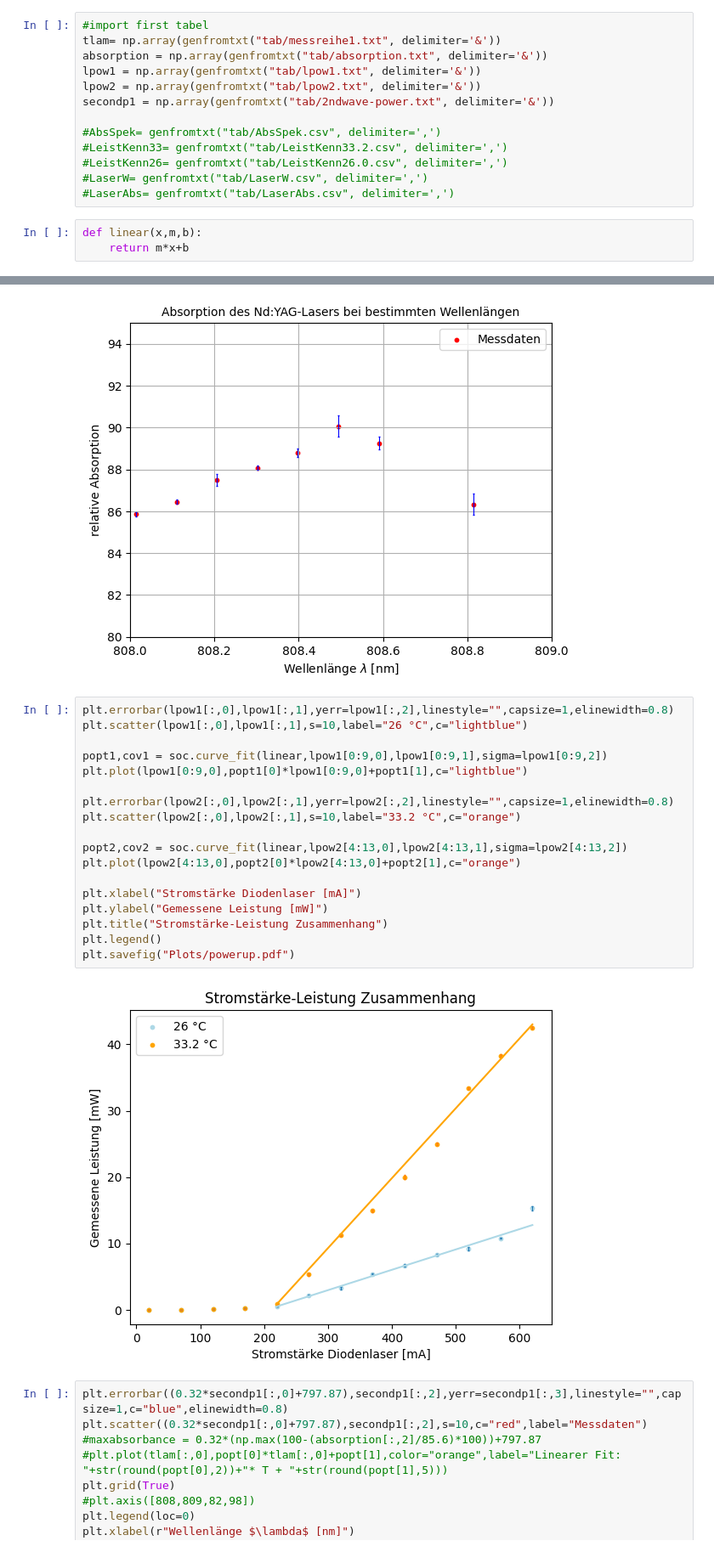
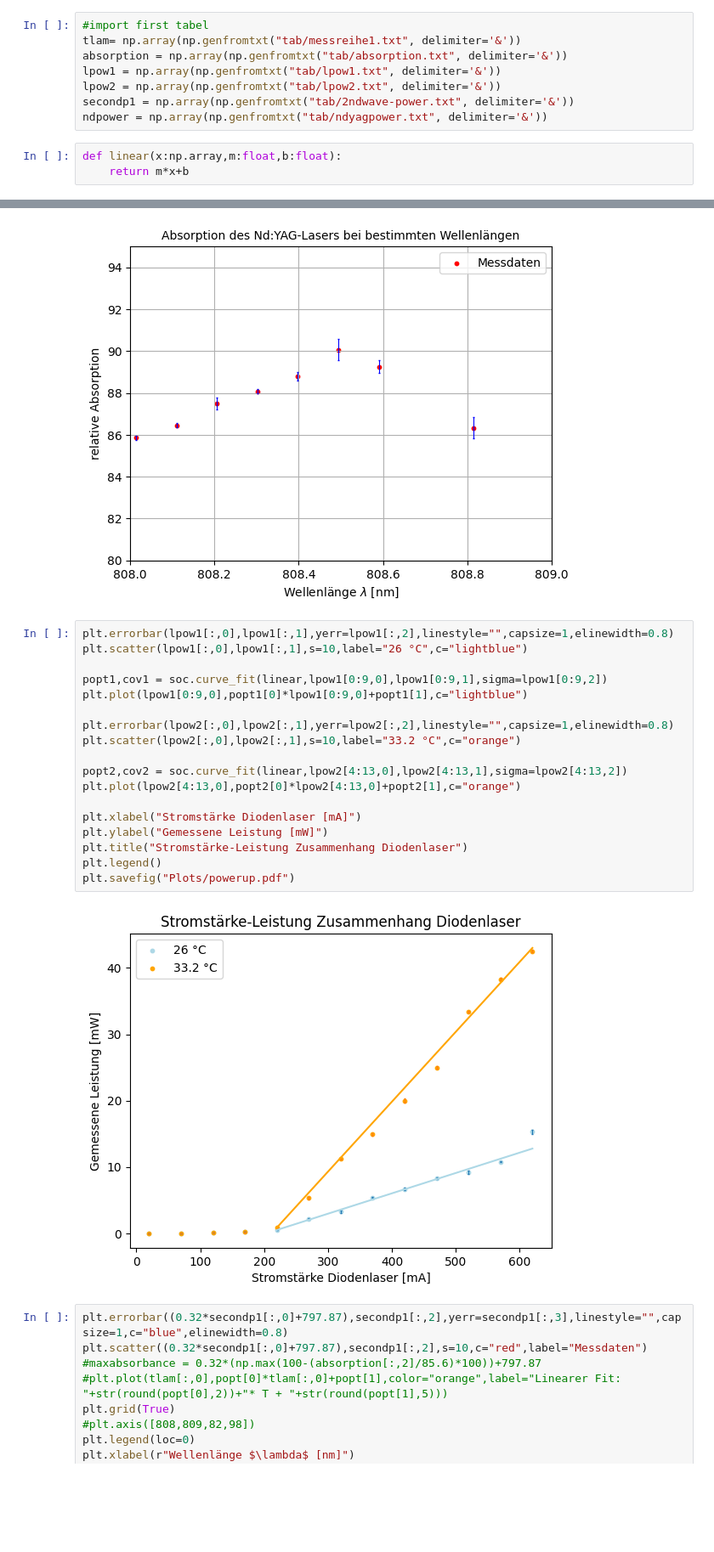
Before and after one commit to CaptainNikon/O2_Nd-YAG_Laser, a Jupyter notebook: Auswertung.ipynb, the cells around one changed output, grey strips where cells are left out. Shown at 85% size. Saved outputs shown, nothing was run; the diff lists cells and outputs as text; blank space fills up the shorter version.

```diff
--- a/Auswertung.ipynb
+++ b/Auswertung.ipynb
@@ -18,16 +15,11 @@ signalc1 =  np.array(genfromtxt("tab/oszilloskop/signalc1.csv", delimiter = ",",
 # %%
 #import first tabel
-tlam= np.array(genfromtxt("tab/messreihe1.txt", delimiter='&'))
-absorption = np.array(genfromtxt("tab/absorption.txt", delimiter='&'))
-lpow1 = np.array(genfromtxt("tab/lpow1.txt", delimiter='&'))
-lpow2 = np.array(genfromtxt("tab/lpow2.txt", delimiter='&'))
-secondp1 = np.array(genfromtxt("tab/2ndwave-power.txt", delimiter='&'))
-
-#AbsSpek= genfromtxt("tab/AbsSpek.csv", delimiter=',')
-#LeistKenn33= genfromtxt("tab/LeistKenn33.2.csv", delimiter=',')
-#LeistKenn26= genfromtxt("tab/LeistKenn26.0.csv", delimiter=',')
-#LaserW= genfromtxt("tab/LaserW.csv", delimiter=',')
-#LaserAbs= genfromtxt("tab/LaserAbs.csv", delimiter=',')
+tlam= np.array(np.genfromtxt("tab/messreihe1.txt", delimiter='&'))
+absorption = np.array(np.genfromtxt("tab/absorption.txt", delimiter='&'))
+lpow1 = np.array(np.genfromtxt("tab/lpow1.txt", delimiter='&'))
+lpow2 = np.array(np.genfromtxt("tab/lpow2.txt", delimiter='&'))
+secondp1 = np.array(np.genfromtxt("tab/2ndwave-power.txt", delimiter='&'))
+ndpower = np.array(np.genfromtxt("tab/ndyagpower.txt", delimiter='&'))
 # %%
-def linear(x,m,b):
+def linear(x:np.array,m:float,b:float):
     return m*x+b
@@ -62,23 +54,23 @@ plt.savefig("Plots/absorptionndyaglimited.pdf")
 # %%
 plt.errorbar(lpow1[:,0],lpow1[:,1],yerr=lpow1[:,2],linestyle="",capsize=1,elinewidth=0.8)
 plt.scatter(lpow1[:,0],lpow1[:,1],s=10,label="26 °C",c="lightblue")
 
 popt1,cov1 = soc.curve_fit(linear,lpow1[0:9,0],lpow1[0:9,1],sigma=lpow1[0:9,2])
 plt.plot(lpow1[0:9,0],popt1[0]*lpow1[0:9,0]+popt1[1],c="lightblue")
 
 plt.errorbar(lpow2[:,0],lpow2[:,1],yerr=lpow2[:,2],linestyle="",capsize=1,elinewidth=0.8)
 plt.scatter(lpow2[:,0],lpow2[:,1],s=10,label="33.2 °C",c="orange")
 
 popt2,cov2 = soc.curve_fit(linear,lpow2[4:13,0],lpow2[4:13,1],sigma=lpow2[4:13,2])
 plt.plot(lpow2[4:13,0],popt2[0]*lpow2[4:13,0]+popt2[1],c="orange")
 
 plt.xlabel("Stromstärke Diodenlaser [mA]")
 plt.ylabel("Gemessene Leistung [mW]")
-plt.title("Stromstärke-Leistung Zusammenhang")
+plt.title("Stromstärke-Leistung Zusammenhang Diodenlaser")
 plt.legend()
 plt.savefig("Plots/powerup.pdf")
 # %% [output]
-[figure, old version]
+[figure, new version]
 # %%
 plt.errorbar((0.32*secondp1[:,0]+797.87),secondp1[:,2],yerr=secondp1[:,3],linestyle="",capsize=1,c="blue",elinewidth=0.8)
 plt.scatter((0.32*secondp1[:,0]+797.87),secondp1[:,2],s=10,c="red",label="Messdaten")
```
Also changed, not shown: parts of 13 cells of this notebook, 11 other files.
